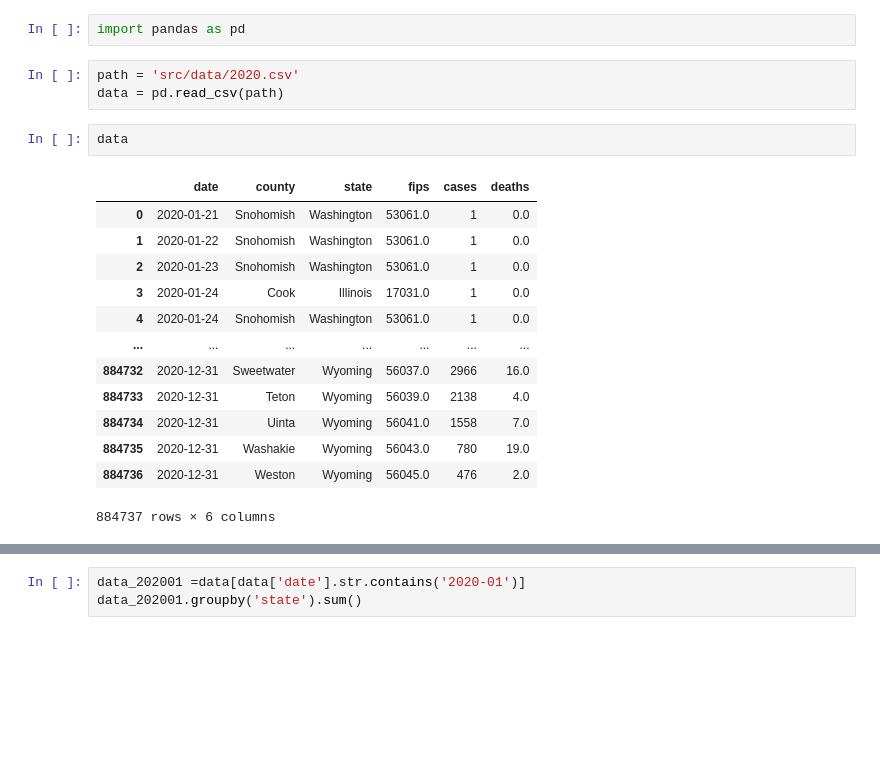
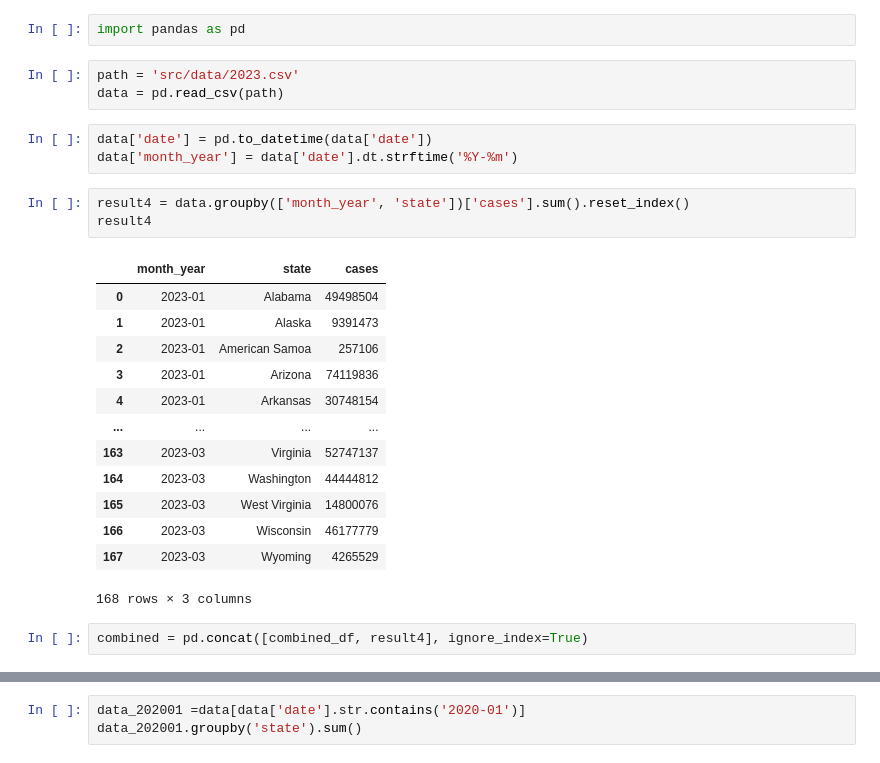
Before and after one commit to Angelinaaaaaaaaaaaa/Covid_prison_visualization, a Jupyter notebook: Untitled.ipynb, the cells around one changed output, grey strips where cells are left out. Cells and saved outputs as stored; diff of their text form; blank space fills up the shorter version.

Commit message:
add cleaned data

```diff
--- a/Untitled.ipynb
+++ b/Untitled.ipynb
@@ -1,21 +1,27 @@
 # %%
 import pandas as pd
 # %%
-path = 'src/data/2020.csv'
+path = 'src/data/2023.csv'
 data = pd.read_csv(path)
-# %%
-data
-# %% [output]
-|  | date | county | state | fips | cases | deaths |
-| 0 | 2020-01-21 | Snohomish | Washington | 53061.0 | 1 | 0.0 |
-| 1 | 2020-01-22 | Snohomish | Washington | 53061.0 | 1 | 0.0 |
-| 2 | 2020-01-23 | Snohomish | Washington | 53061.0 | 1 | 0.0 |
-| 3 | 2020-01-24 | Cook | Illinois | 17031.0 | 1 | 0.0 |
-| 4 | 2020-01-24 | Snohomish | Washington | 53061.0 | 1 | 0.0 |
-| ... | ... | ... | ... | ... | ... | ... |
-| 884732 | 2020-12-31 | Sweetwater | Wyoming | 56037.0 | 2966 | 16.0 |
-| 884733 | 2020-12-31 | Teton | Wyoming | 56039.0 | 2138 | 4.0 |
-| 884734 | 2020-12-31 | Uinta | Wyoming | 56041.0 | 1558 | 7.0 |
-| 884735 | 2020-12-31 | Washakie | Wyoming | 56043.0 | 780 | 19.0 |
-| 884736 | 2020-12-31 | Weston | Wyoming | 56045.0 | 476 | 2.0 |
-884737 rows × 6 columns
+# %%
+data['date'] = pd.to_datetime(data['date'])
+data['month_year'] = data['date'].dt.strftime('%Y-%m')
+# %%
+result4 = data.groupby(['month_year', 'state'])['cases'].sum().reset_index()
+result4
+# %% [output]
+|  | month_year | state | cases |
+| 0 | 2023-01 | Alabama | 49498504 |
+| 1 | 2023-01 | Alaska | 9391473 |
+| 2 | 2023-01 | American Samoa | 257106 |
+| 3 | 2023-01 | Arizona | 74119836 |
+| 4 | 2023-01 | Arkansas | 30748154 |
+| ... | ... | ... | ... |
+| 163 | 2023-03 | Virginia | 52747137 |
+| 164 | 2023-03 | Washington | 44444812 |
+| 165 | 2023-03 | West Virginia | 14800076 |
+| 166 | 2023-03 | Wisconsin | 46177779 |
+| 167 | 2023-03 | Wyoming | 4265529 |
+168 rows × 3 columns
+# %%
+combined = pd.concat([combined_df, result4], ignore_index=True)
```
Also changed, not shown: parts of 2 cells of this notebook, 9 other files.
